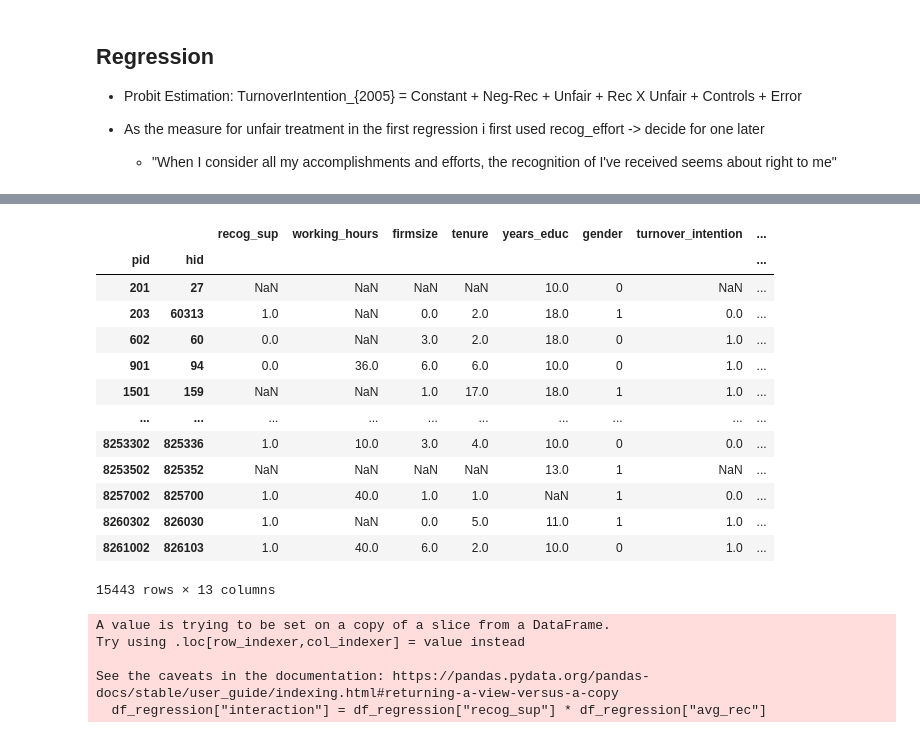
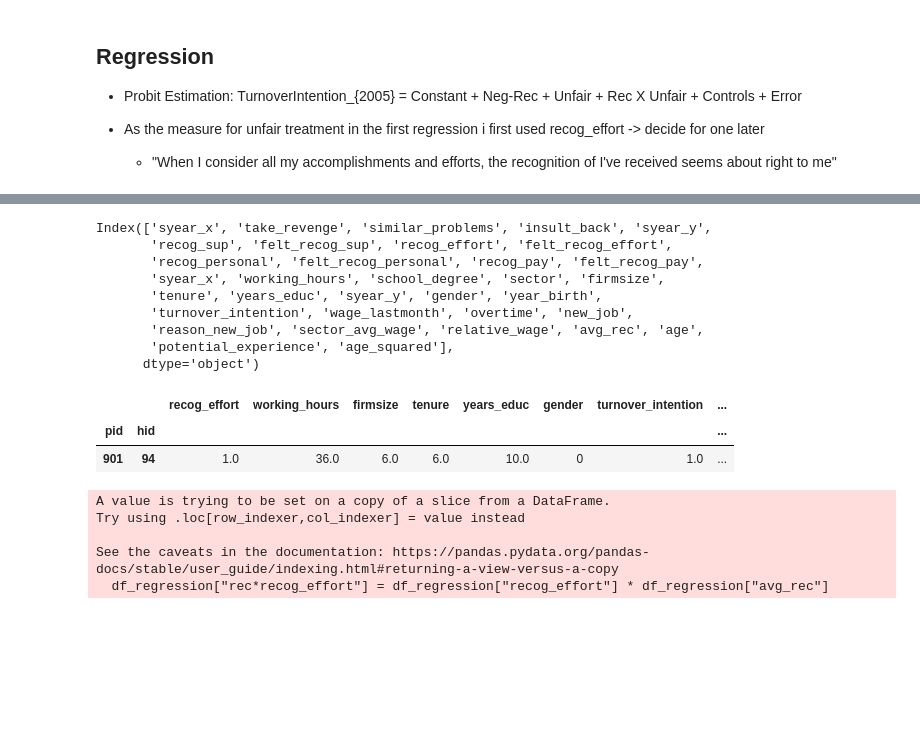
Before and after one commit to maxxxbb/ResearchModule, a Jupyter notebook: src/data_management/FirstRegression.ipynb, the cells around one changed output, grey strips where cells are left out. Cells and saved outputs as stored; diff of their text form; code cells hidden in the pictures; blank space fills up the shorter version.

```diff
--- a/src/data_management/FirstRegression.ipynb
+++ b/src/data_management/FirstRegression.ipynb
@@ -17,7 +17,11 @@ from statsmodels.formula.api import ols
 # %%
 # define path: insert the path where the SOEP data is stored on your computer here
 from pathlib import Path
-data_folder = Path("/Volumes/dohmen_soep/SOEP-CORE.v36eu_STATA/Stata/raw")
+## copy your path in here:
+# Path Max: C:/Users/max-admin/Desktop/Masterstudium/WiSe_22_23/Research_Module/SOEP-Data/Stata/raw
+
+
+data_folder = Path(f"")
 # define relevant subsets of SOEP-data
 file_names = ['vp', 'wp', 'xp']
 
@@ -392,29 +388,34 @@ Index(['syear_x', 'take_revenge', 'similar_problems', 'insult_back', 'syear_y',
+# %%
+# look at all columns
+dfnan.columns
+# %% [output]
+Index(['syear_x', 'take_revenge', 'similar_problems', 'insult_back', 'syear_y',
+       'recog_sup', 'felt_recog_sup', 'recog_effort', 'felt_recog_effort',
+       'recog_personal', 'felt_recog_personal', 'recog_pay', 'felt_recog_pay',
+       'syear_x', 'working_hours', 'school_degree', 'sector', 'firmsize',
+       'tenure', 'years_educ', 'syear_y', 'gender', 'year_birth',
+       'turnover_intention', 'wage_lastmonth', 'overtime', 'new_job',
+       'reason_new_job', 'sector_avg_wage', 'relative_wage', 'avg_rec', 'age',
+       'potential_experience', 'age_squared'],
+      dtype='object')
 # %%
-df_regression = dfnan.drop(columns=['syear_x', 'similar_problems', 'take_revenge', 'insult_back','syear_y', 'felt_recog_sup', 'recog_effort', 'felt_recog_effort',
+# specify columns which we need for regression by dropping everything else
+df_regression = dfnan.drop(columns=['syear_x', 'similar_problems', 'take_revenge', 'insult_back','syear_y', 'felt_recog_sup', 'felt_recog_effort',
        'recog_personal', 'felt_recog_personal', 'recog_pay', 'felt_recog_pay', 'syear_y', 'year_birth', 'new_job',
-       'reason_new_job', 'sector_avg_wage', 'age', 'school_degree', 'sector'])
+       'reason_new_job', 'sector_avg_wage', 'age', 'school_degree', 'sector','overtime', 'recog_sup','wage_lastmonth'])
+#  included 'recog_effort'again , excluded overtime due to sample size and wage last month
 # %%
-df_regression
+df_regression.head(1)
 # %% [output]
-|  |  | recog_sup | working_hours | firmsize | tenure | years_educ | gender | turnover_intention | ... |
+|  |  | recog_effort | working_hours | firmsize | tenure | years_educ | gender | turnover_intention | ... |
 | pid | hid |  |  |  |  |  |  |  | ... |
-| 201 | 27 | NaN | NaN | NaN | NaN | 10.0 | 0 | NaN | ... |
-| 203 | 60313 | 1.0 | NaN | 0.0 | 2.0 | 18.0 | 1 | 0.0 | ... |
-| 602 | 60 | 0.0 | NaN | 3.0 | 2.0 | 18.0 | 0 | 1.0 | ... |
-| 901 | 94 | 0.0 | 36.0 | 6.0 | 6.0 | 10.0 | 0 | 1.0 | ... |
-| 1501 | 159 | NaN | NaN | 1.0 | 17.0 | 18.0 | 1 | 1.0 | ... |
-| ... | ... | ... | ... | ... | ... | ... | ... | ... | ... |
-| 8253302 | 825336 | 1.0 | 10.0 | 3.0 | 4.0 | 10.0 | 0 | 0.0 | ... |
-| 8253502 | 825352 | NaN | NaN | NaN | NaN | 13.0 | 1 | NaN | ... |
-| 8257002 | 825700 | 1.0 | 40.0 | 1.0 | 1.0 | NaN | 1 | 0.0 | ... |
-| 8260302 | 826030 | 1.0 | NaN | 0.0 | 5.0 | 11.0 | 1 | 1.0 | ... |
-| 8261002 | 826103 | 1.0 | 40.0 | 6.0 | 2.0 | 10.0 | 0 | 1.0 | ... |
+| 901 | 94 | 1.0 | 36.0 | 6.0 | 6.0 | 10.0 | 0 | 1.0 | ... |
-15443 rows × 13 columns
 # %%
-df_regression["interaction"] = df_regression["recog_sup"] * df_regression["avg_rec"]
+# add interaction term
+df_regression["rec*recog_effort"] = df_regression["recog_effort"] * df_regression["avg_rec"]
 # %% [output]
 A value is trying to be set on a copy of a slice from a DataFrame.
 Try using .loc[row_indexer,col_indexer] = value instead
 
 See the caveats in the documentation: https://pandas.pydata.org/pandas-docs/stable/user_guide/indexing.html#returning-a-view-versus-a-copy
-  df_regression["interaction"] = df_regression["recog_sup"] * df_regression["avg_rec"]
+  df_regression["rec*recog_effort"] = df_regression["recog_effort"] * df_regression["avg_rec"]
```
Also changed, not shown: parts of 6 cells of this notebook.
